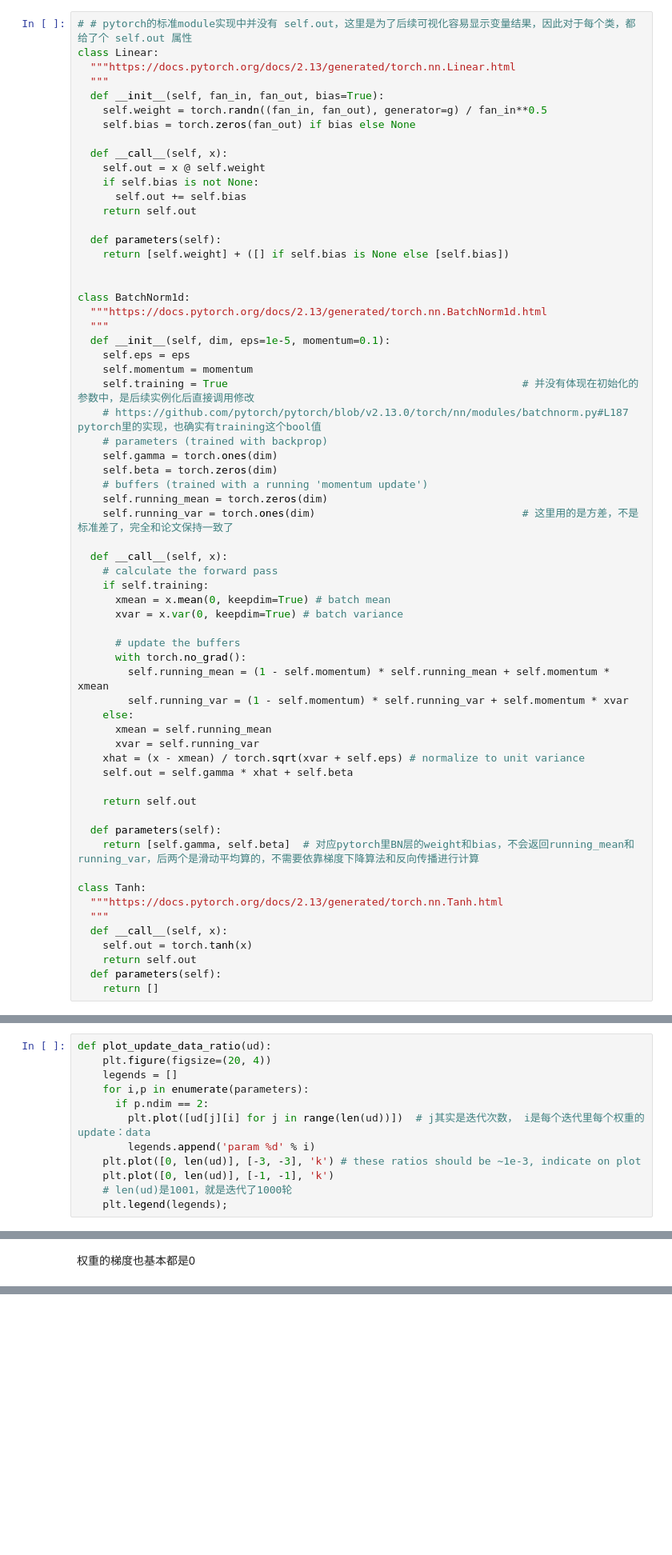
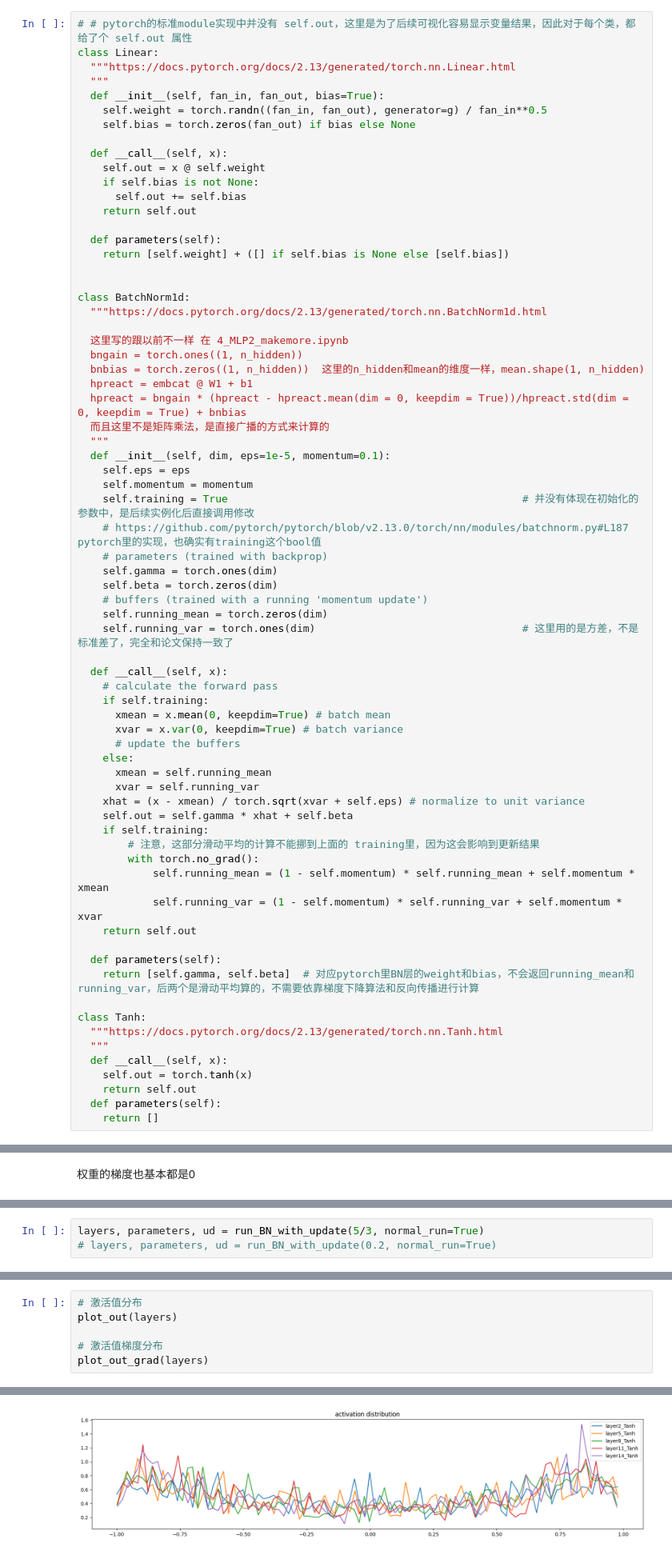
Before and after one commit to CastleDream/learnGPTfromScratch, a Jupyter notebook: code/4_MLP2_demo.ipynb, the cells around one changed output, grey strips where cells are left out. Shown at 80% size. Drawn from its saved outputs; the diff is of its cells as text; blank space fills up the shorter version.

```diff
--- a/code/4_MLP2_demo.ipynb
+++ b/code/4_MLP2_demo.ipynb
@@ -72,6 +72,13 @@ class Linear:
 
 class BatchNorm1d:
   """https://docs.pytorch.org/docs/2.13/generated/torch.nn.BatchNorm1d.html
+
+  这里写的跟以前不一样 在 4_MLP2_makemore.ipynb
+  bngain = torch.ones((1, n_hidden))
+  bnbias = torch.zeros((1, n_hidden))  这里的n_hidden和mean的维度一样，mean.shape(1, n_hidden)
+  hpreact = embcat @ W1 + b1
+  hpreact = bngain * (hpreact - hpreact.mean(dim = 0, keepdim = True))/hpreact.std(dim = 0, keepdim = True) + bnbias
+  而且这里不是矩阵乘法，是直接广播的方式来计算的
   """
   def __init__(self, dim, eps=1e-5, momentum=0.1):
     self.eps = eps
@@ -90,17 +97,17 @@ class BatchNorm1d:
     if self.training:
       xmean = x.mean(0, keepdim=True) # batch mean
       xvar = x.var(0, keepdim=True) # batch variance
-
       # update the buffers
-      with torch.no_grad():
-        self.running_mean = (1 - self.momentum) * self.running_mean + self.momentum * xmean
-        self.running_var = (1 - self.momentum) * self.running_var + self.momentum * xvar
     else:
       xmean = self.running_mean
       xvar = self.running_var
     xhat = (x - xmean) / torch.sqrt(xvar + self.eps) # normalize to unit variance
     self.out = self.gamma * xhat + self.beta
-
+    if self.training:
+        # 注意，这部分滑动平均的计算不能挪到上面的 training里，因为这会影响到更新结果
+        with torch.no_grad():
+            self.running_mean = (1 - self.momentum) * self.running_mean + self.momentum * xmean
+            self.running_var = (1 - self.momentum) * self.running_var + self.momentum * xvar
     return self.out
 
   def parameters(self):
@@ -574,17 +594,5 @@ def run_with_update(gain, normal_run = False, lr = 0.1):
       else:
           break # AFTER_DEBUG: would take out obviously to run full optimization
     return layers,parameters,ud
-# %%
-def plot_update_data_ratio(ud):
-    plt.figure(figsize=(20, 4))
-    legends = []
-    for i,p in enumerate(parameters):
-      if p.ndim == 2:
-        plt.plot([ud[j][i] for j in range(len(ud))])  # j其实是迭代次数， i是每个迭代里每个权重的 update：data
-        legends.append('param %d' % i)
-    plt.plot([0, len(ud)], [-3, -3], 'k') # these ratios should be ~1e-3, indicate on plot
-    plt.plot([0, len(ud)], [-1, -1], 'k')
-    # len(ud)是1001，就是迭代了1000轮
-    plt.legend(legends);
 # %%
 layers, parameters, ud = run_with_update(5/3, normal_run=True)
@@ -692,0 +778,3 @@ plot_update_data_ratio(ud)
+# %%
+layers, parameters, ud = run_BN_with_update(5/3, normal_run=True)
+# layers, parameters, ud = run_BN_with_update(0.2, normal_run=True)
@@ -692,0 +784,7 @@ plot_update_data_ratio(ud)
+# %%
+# 激活值分布
+plot_out(layers)
+
+# 激活值梯度分布
+plot_out_grad(layers)
+# %% [output]
@@ -692,0 +801 @@ plot_update_data_ratio(ud)
+[figure, added]
```
Also changed, not shown: parts of 15 cells of this notebook, 5 other files.
